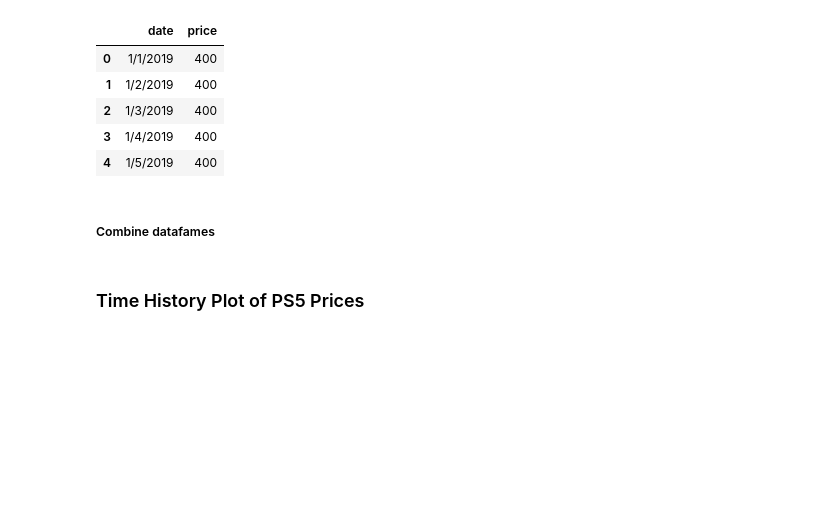
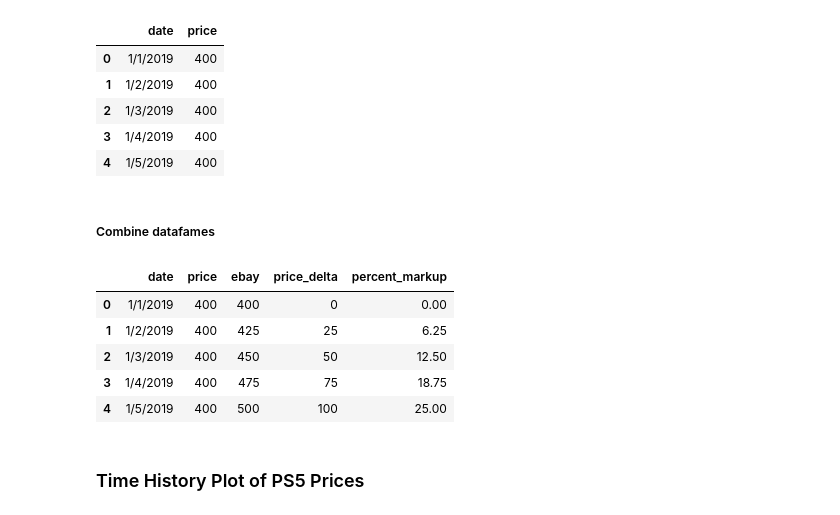
Before and after one commit to GravelBirthstone/Scalper-Project, a Jupyter notebook: scalpers_stats.ipynb, the cells around one changed output. Saved outputs shown, nothing was run; the diff lists cells and outputs as text; code cells hidden in the pictures; blank space fills up the shorter version.

Commit message:
combined csv files into one dataframe, calculated markup, and plotted msrp/ebay/markup on one graph

```diff
--- a/scalpers_stats.ipynb
+++ b/scalpers_stats.ipynb
@@ -28,6 +28,23 @@ df_msrp.head(5)
 # %%
 # consider combining each of the dataframes into one large one called df_ps5
 # https://pandas.pydata.org/pandas-docs/stable/user_guide/merging.html
+
+# dfs_to_combine = [df_ebay,df_msrp]
+# df_combo = pd.concat(dfs_to_combine)
+# df_combo.head(5)
+
+df_combo = df_msrp
+df_combo["ebay"] = df_ebay["price"]
+df_combo["price_delta"] = df_combo.ebay - df_combo.price
+df_combo["percent_markup"] = (df_combo.ebay / df_combo.price * 100 - 100).round(2)
+df_combo.head(5)
+# %% [output]
+|  | date | price | ebay | price_delta | percent_markup |
+| 0 | 1/1/2019 | 400 | 400 | 0 | 0.00 |
+| 1 | 1/2/2019 | 400 | 425 | 25 | 6.25 |
+| 2 | 1/3/2019 | 400 | 450 | 50 | 12.50 |
+| 3 | 1/4/2019 | 400 | 475 | 75 | 18.75 |
+| 4 | 1/5/2019 | 400 | 500 | 100 | 25.00 |
 # %% [markdown]
 ### Time History Plot of PS5 Prices
 # %%
```
Also changed, not shown: parts of 3 cells of this notebook, 2 other files.
